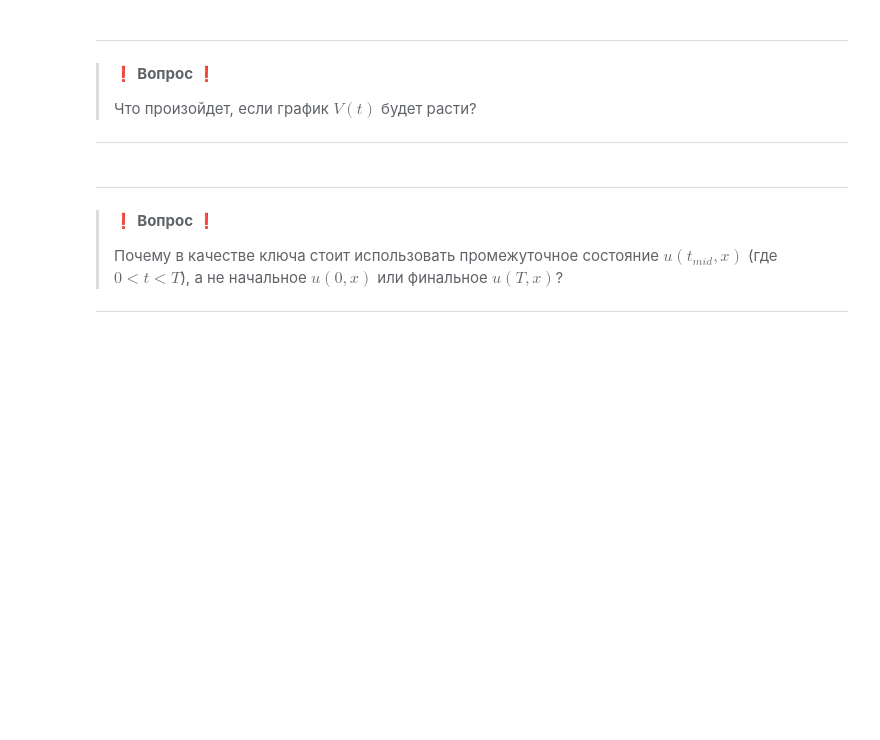
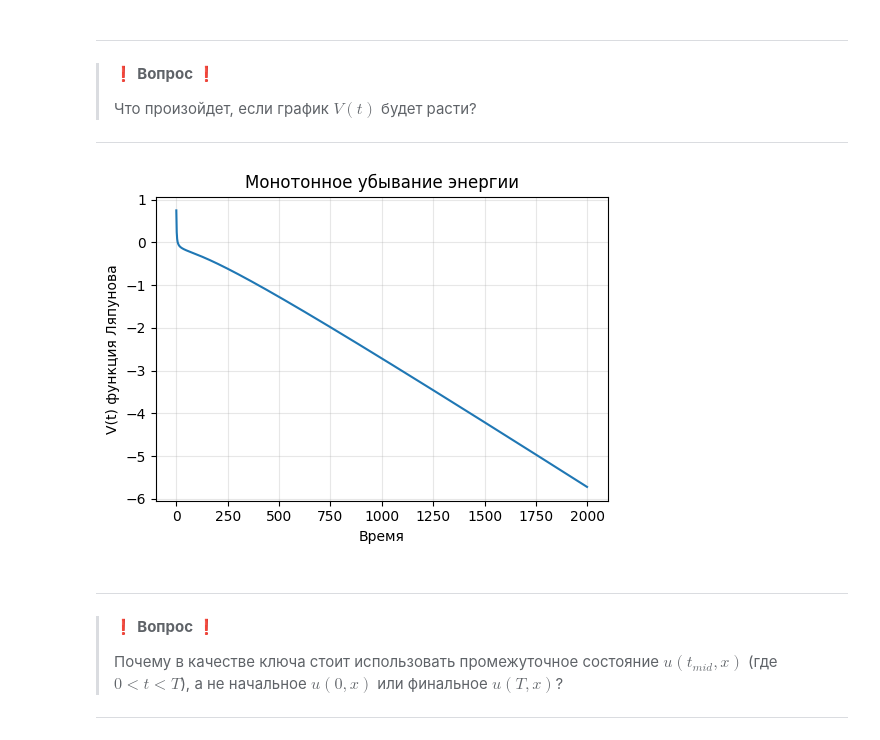
Before and after one commit to Vifiel/chaos, a Jupyter notebook: lab_de_chaos_crypto.ipynb, the cells around one changed output. Drawn from its saved outputs; the diff is of its cells as text; code cells hidden in the pictures; blank space fills up the shorter version.

```diff
--- a/lab_de_chaos_crypto.ipynb
+++ b/lab_de_chaos_crypto.ipynb
@@ -472,16 +499,39 @@ def reaction_diffusion(D: float, L: int, T: int, dx: float, dt: float) -> np.nda
 >
 >
 ---
-# %%
-def lyapunov_function(u, D: float, dx: float) -> float:
-    # u: массив значений в фиксированный момент времени
-    # Вычислим аналог функции Ляпунова (энергии) для реакции-диффузии
-    # ===== ВАШ КОД ЗДЕСЬ =====
-    return 0
-
-# V_t = ...
-
-# Постройте график Динамики функции Ляпунова
+# %%
+def lyapunov_function(u, D: float, dx: float) -> float:
+    # u: массив значений в фиксированный момент времени
+    # Вычислим аналог функции Ляпунова (энергии) для реакции-диффузии
+    # ===== ВАШ КОД ЗДЕСЬ =====
+
+    # Градиент du/dx
+    du_dx = np.zeros_like(u)
+    du_dx[:-1] = (u[1:] - u[:-1]) / dx
+    du_dx[-1] = (u[0] - u[-1]) / dx  #граничные условия
+
+    F_u = -0.5 * u**2 + 0.25 * u**4
+
+    energy = np.sum(0.5 * D * du_dx**2 + F_u) * dx
+
+    return energy
+
+V_t = np.array([lyapunov_function(u_signal[n], D, dx) for n in range(u_signal.shape[0])])
+
+
+plt.figure(figsize=(10, 4))
+
+plt.subplot(1, 2, 1)
+plt.plot(V_t, linewidth=1.5)
+plt.xlabel('Время')
+plt.ylabel('V(t) функция Ляпунова')
+plt.title('Монотонное убывание энергии')
+plt.grid(alpha=0.3)
+
+plt.tight_layout()
+plt.show()
+# %% [output]
+[figure, added]
 # %% [markdown]
 ---
 > ❗ **Вопрос** ❗
```
Also changed, not shown: parts of 1 cell of this notebook.
